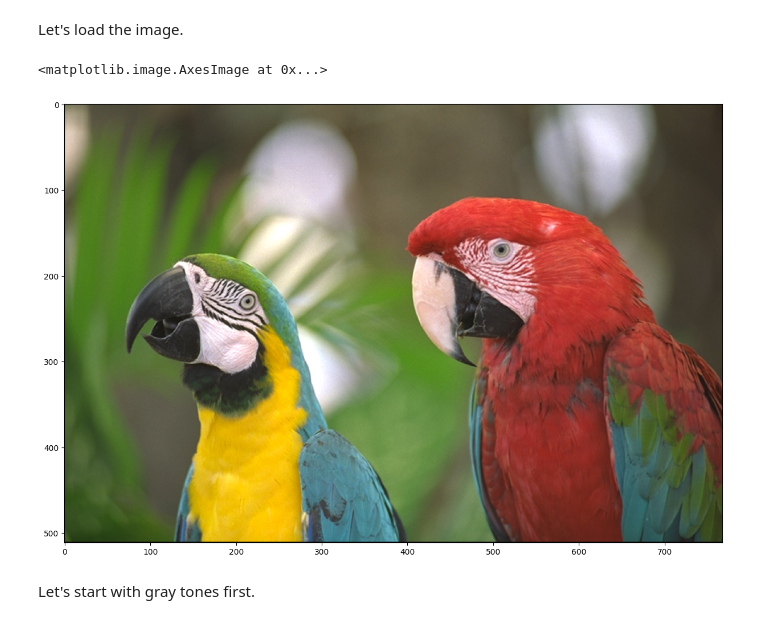
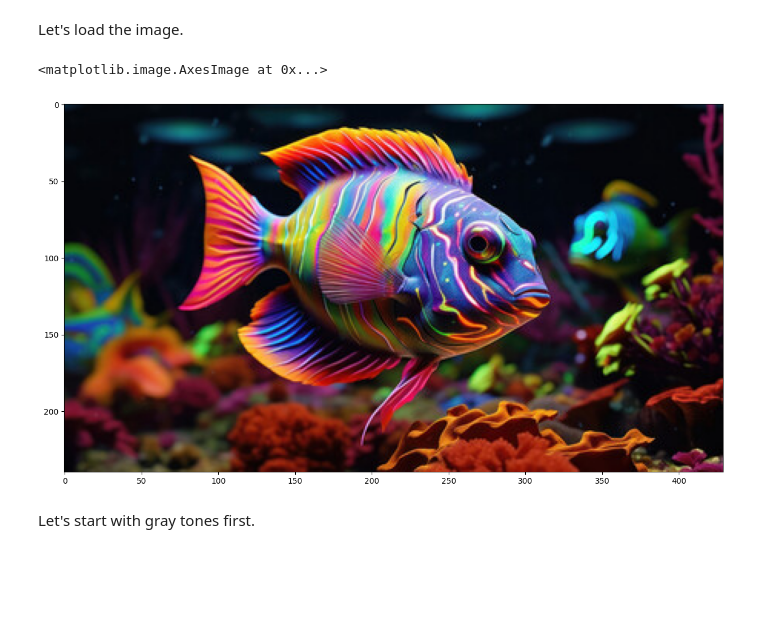
Before and after one commit to Turkevich91/robot_dreams, a Jupyter notebook: lesson_5/homework/Homework.ipynb, the cells around one changed output. Drawn from its saved outputs; the diff is of its cells as text; code cells hidden in the pictures; blank space fills up the shorter version.

```diff
--- a/lesson_5/homework/Homework.ipynb
+++ b/lesson_5/homework/Homework.ipynb
@@ -25,14 +25,16 @@ plt.rcParams['figure.figsize'] = [15, 10]
 Let's load the image.
 # %%
 # Load image
-img = cv2.imread('../data/kodim23.png')
+# img = cv2.imread('../data/kodim23.png')
+# img = cv2.imread('../data/cham.jpg')
+img = cv2.imread('../data/fish.jpg')
 # Convert it to RGB
 img = cv2.cvtColor(img, cv2.COLOR_BGR2RGB)
 # Plot it
 plt.imshow(img)
 # %% [output]
 <matplotlib.image.AxesImage at 0x...>
-[figure, old version]
+[figure, new version]
 # %% [markdown]
 Let's start with gray tones first.
 # %%
```
Also changed, not shown: parts of 8 cells of this notebook, 2 other files.
